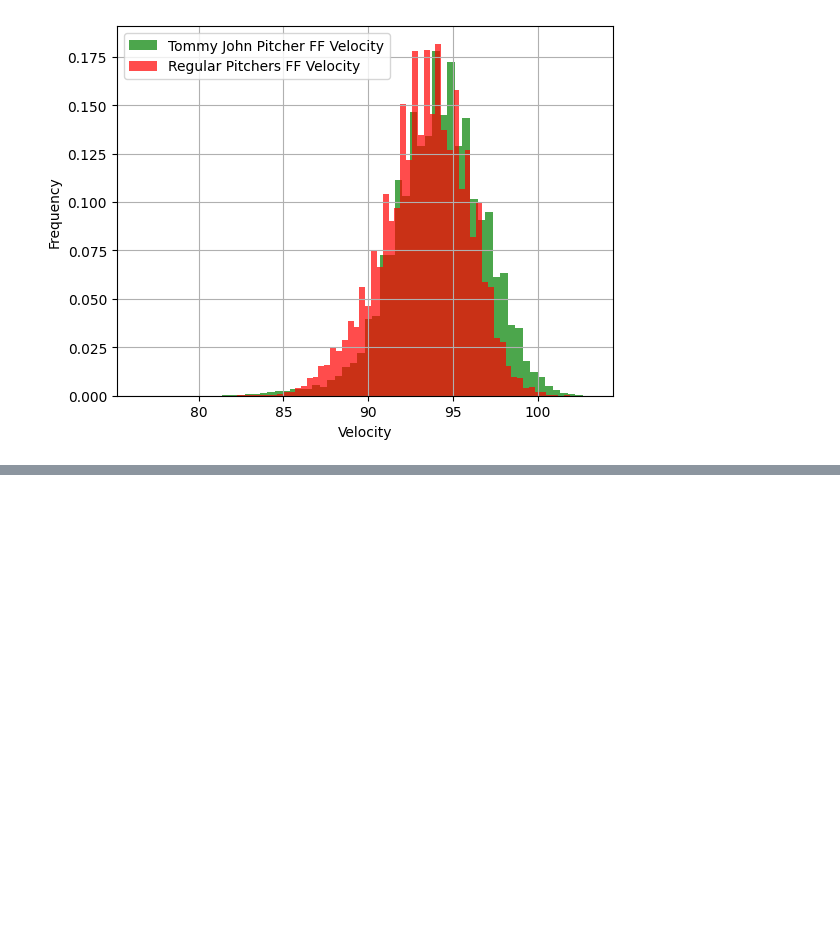
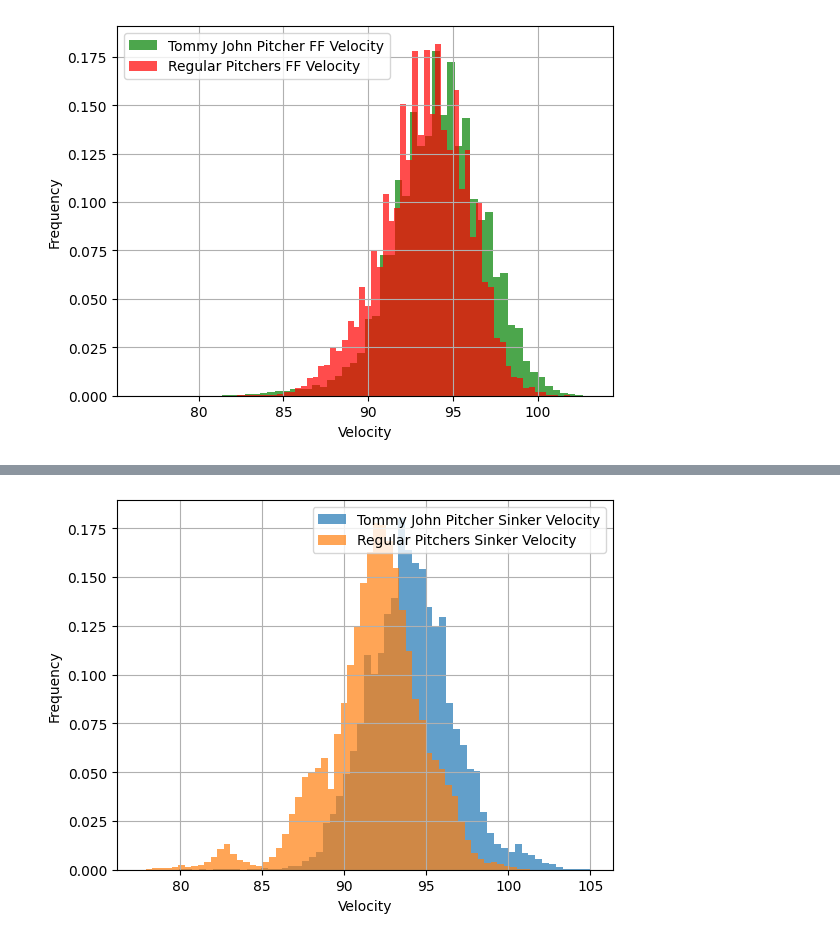
Before and after one commit to akankshb/tommy_john_surgery_modeling, a Jupyter notebook: EDA_notebook.ipynb, the cells around one changed output, grey strips where cells are left out. Cells and saved outputs as stored; diff of their text form; code cells hidden in the pictures; blank space fills up the shorter version.

```diff
--- a/EDA_notebook.ipynb
+++ b/EDA_notebook.ipynb
@@ -304,0 +330,32 @@ plt.show()
+# %%
+# creating dataframes of only sinkers
+healthy_SI_data = []
+for key in healthy.keys():
+  x = healthy[key][9]
+  y = []
+  for i in x.values:
+    y.append(0)
+  z = x.assign(TJ = y)
+  healthy_SI_data.append(z)
+injured_SI_data = []
+for key in injured.keys():
+  x = injured[key][9]
+  y = []
+  for i in x.values:
+    y.append(1)
+  z = x.assign(TJ = y)
+  injured_SI_data.append(z)
+
+Healthy_SI_df = pd.concat(healthy_SI_data)
+Injured_SI_df = pd.concat(injured_SI_data)
+# %%
+plt.plot()
+Injured_SI_df['release_speed'].hist(bins = 60, alpha = 0.7, label = 'Tommy John Pitcher Sinker Velocity', density = True)
+Healthy_SI_df['release_speed'].hist(bins = 60, alpha = 0.7, label = 'Regular Pitchers Sinker Velocity', density  = True)
+plt.xlabel("Velocity")
+plt.ylabel("Frequency")
+plt.legend()
+plt.savefig('.data/plots/SI_Release_Speed_Hist.png', dpi = 400)
+plt.show()
+# %% [output]
+[figure, added]
```
Also changed, not shown: parts of 11 cells of this notebook.
